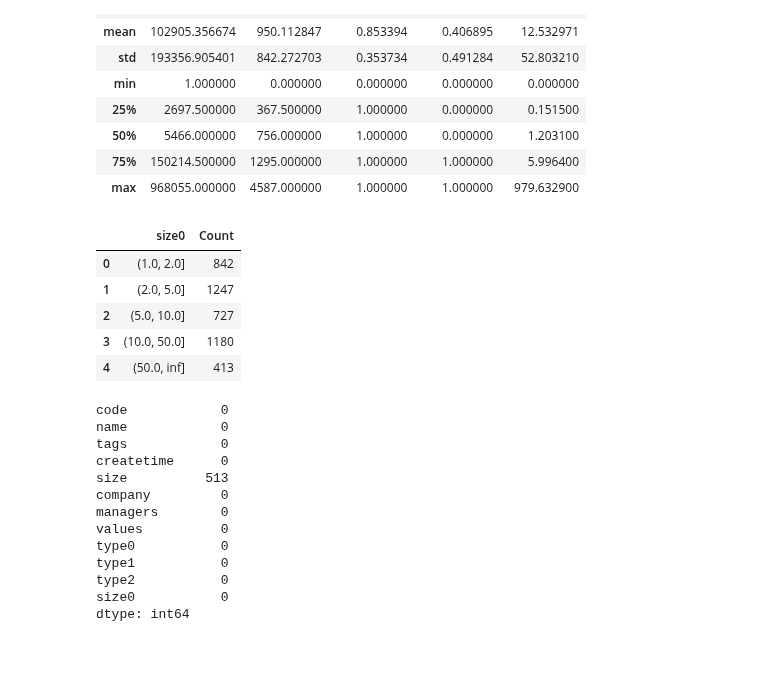
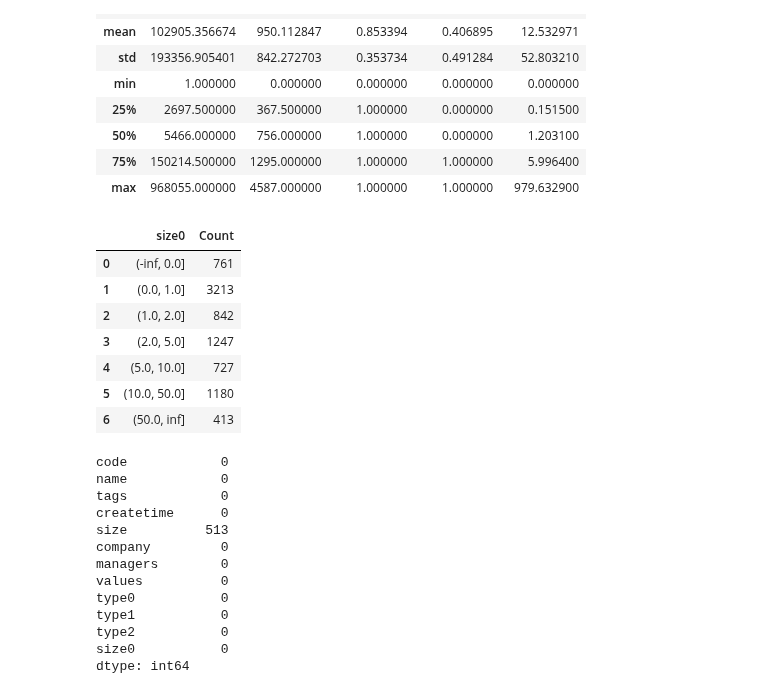
Before and after one commit to zhs007/jupyternotebook.demo, a Jupyter notebook: home/cnfunds/cnfund001.ipynb, the cells around one changed output. Saved outputs shown, nothing was run; the diff lists cells and outputs as text; code cells hidden in the pictures; blank space fills up the shorter version.

```diff
--- a/home/cnfunds/cnfund001.ipynb
+++ b/home/cnfunds/cnfund001.ipynb
@@ -102,15 +102,17 @@ dfFunds.describe()
 | 75% | 150214.500000 | 1295.000000 | 1.000000 | 1.000000 | 5.996400 |
 | max | 968055.000000 | 4587.000000 | 1.000000 | 1.000000 | 979.632900 |
 # %%
-size_groups = pd.cut(dfFunds['size0'], bins=[1,2,5,10,50,np.inf])
+size_groups = pd.cut(dfFunds['size0'], bins=[-np.inf,0,1,2,5,10,50,np.inf])
 dfFunds.groupby(size_groups).size().reset_index(name = 'Count')
 # %% [output]
 |  | size0 | Count |
-| 0 | (1.0, 2.0] | 842 |
-| 1 | (2.0, 5.0] | 1247 |
-| 2 | (5.0, 10.0] | 727 |
-| 3 | (10.0, 50.0] | 1180 |
-| 4 | (50.0, inf] | 413 |
+| 0 | (-inf, 0.0] | 761 |
+| 1 | (0.0, 1.0] | 3213 |
+| 2 | (1.0, 2.0] | 842 |
+| 3 | (2.0, 5.0] | 1247 |
+| 4 | (5.0, 10.0] | 727 |
+| 5 | (10.0, 50.0] | 1180 |
+| 6 | (50.0, inf] | 413 |
 # %%
 dfFunds.isnull().sum()
 # %% [output]
```
Also changed, not shown: parts of 1 cell of this notebook.
